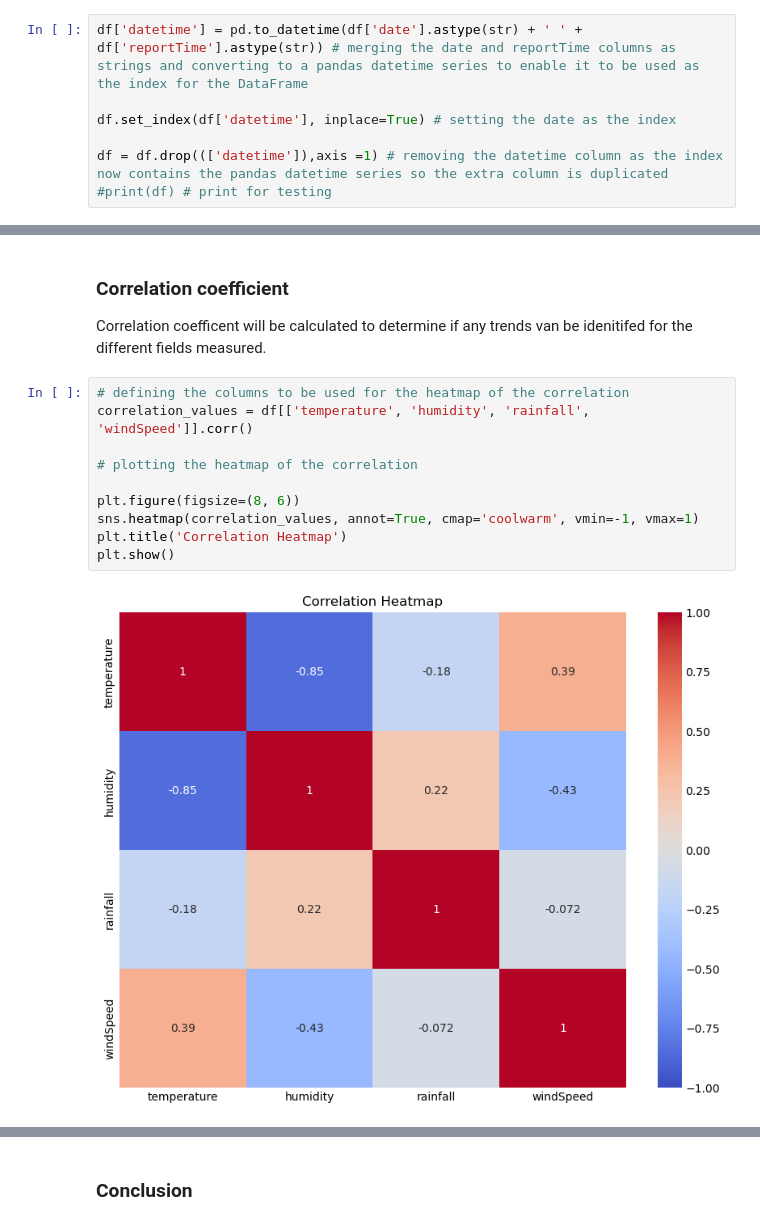
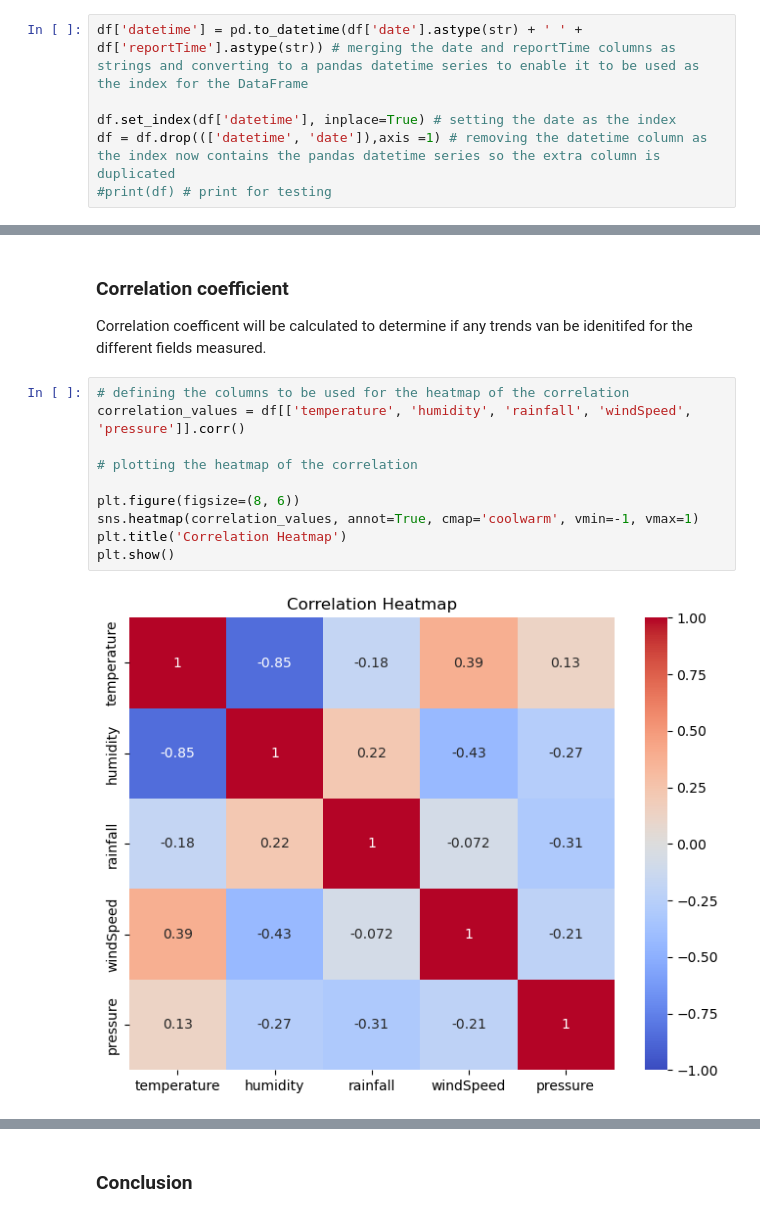
Before and after one commit to Ange-Dvs/computer_infrastructure_assessment, a Jupyter notebook: weather.ipynb, the cells around one changed output, grey strips where cells are left out. Drawn from its saved outputs; the diff is of its cells as text.

```diff
--- a/weather.ipynb
+++ b/weather.ipynb
@@ -317,7 +260,6 @@ Data type per column:
 df['datetime'] = pd.to_datetime(df['date'].astype(str) + ' ' + df['reportTime'].astype(str)) # merging the date and reportTime columns as strings and converting to a pandas datetime series to enable it to be used as the index for the DataFrame
 
 df.set_index(df['datetime'], inplace=True) # setting the date as the index
-
-df = df.drop((['datetime']),axis =1) # removing the datetime column as the index now contains the pandas datetime series so the extra column is duplicated
+df = df.drop((['datetime', 'date']),axis =1) # removing the datetime column as the index now contains the pandas datetime series so the extra column is duplicated
 #print(df) # print for testing
 # %%
@@ -546,14 +427,14 @@ Between 2024-08-12 00:00:00 and 2024-08-12 23:00:00:
 Correlation coefficent will be calculated to determine if any trends van be idenitifed for the different fields measured.
 # %%
 # defining the columns to be used for the heatmap of the correlation
-correlation_values = df[['temperature', 'humidity', 'rainfall', 'windSpeed']].corr()
+correlation_values = df[['temperature', 'humidity', 'rainfall', 'windSpeed', 'pressure']].corr()
 
 # plotting the heatmap of the correlation
 
 plt.figure(figsize=(8, 6))
 sns.heatmap(correlation_values, annot=True, cmap='coolwarm', vmin=-1, vmax=1)
 plt.title('Correlation Heatmap')
 plt.show()
 # %% [output]
-[figure, old version]
+[figure, new version]
 # %%
```
Also changed, not shown: parts of 19 cells of this notebook, 3 other files.
